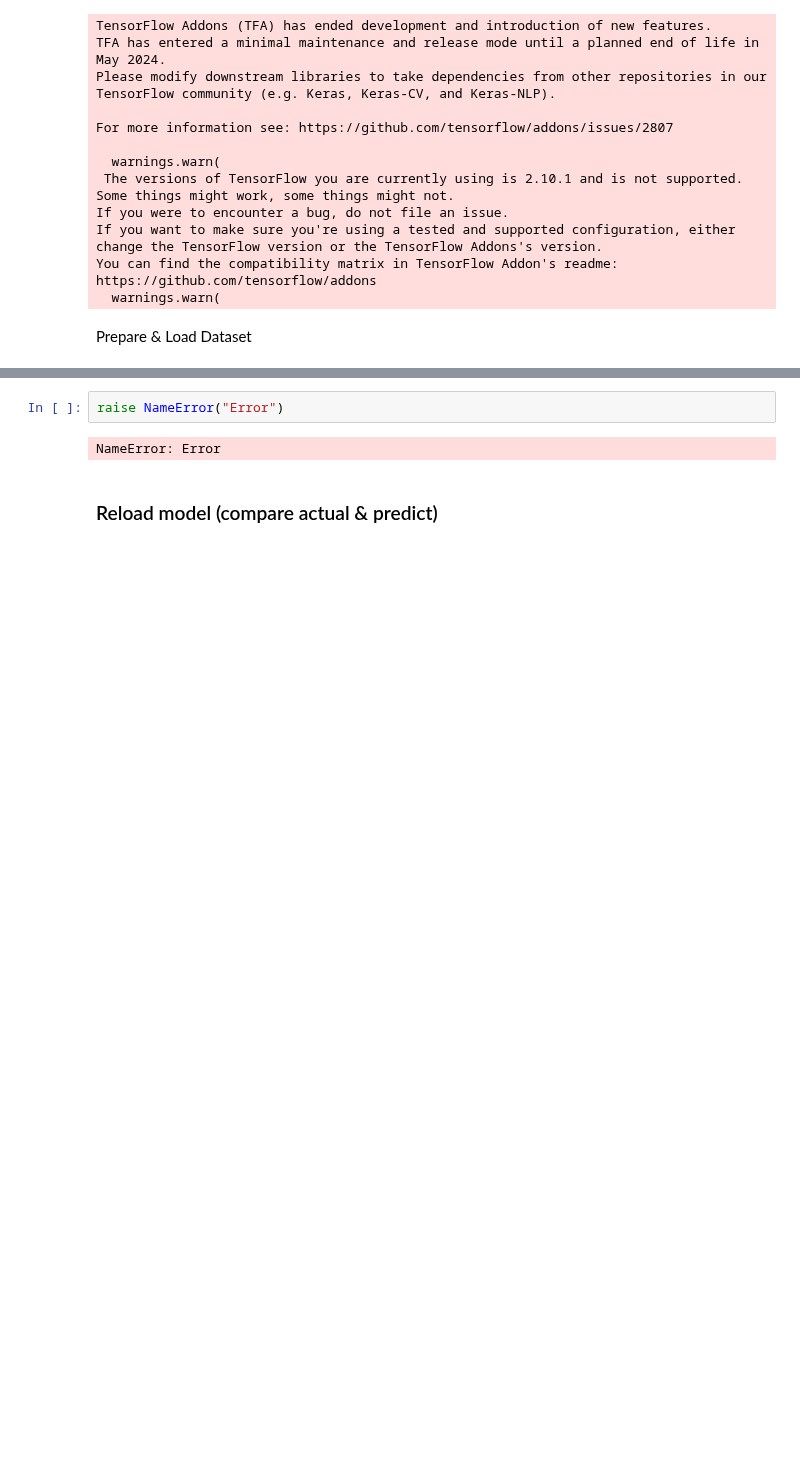
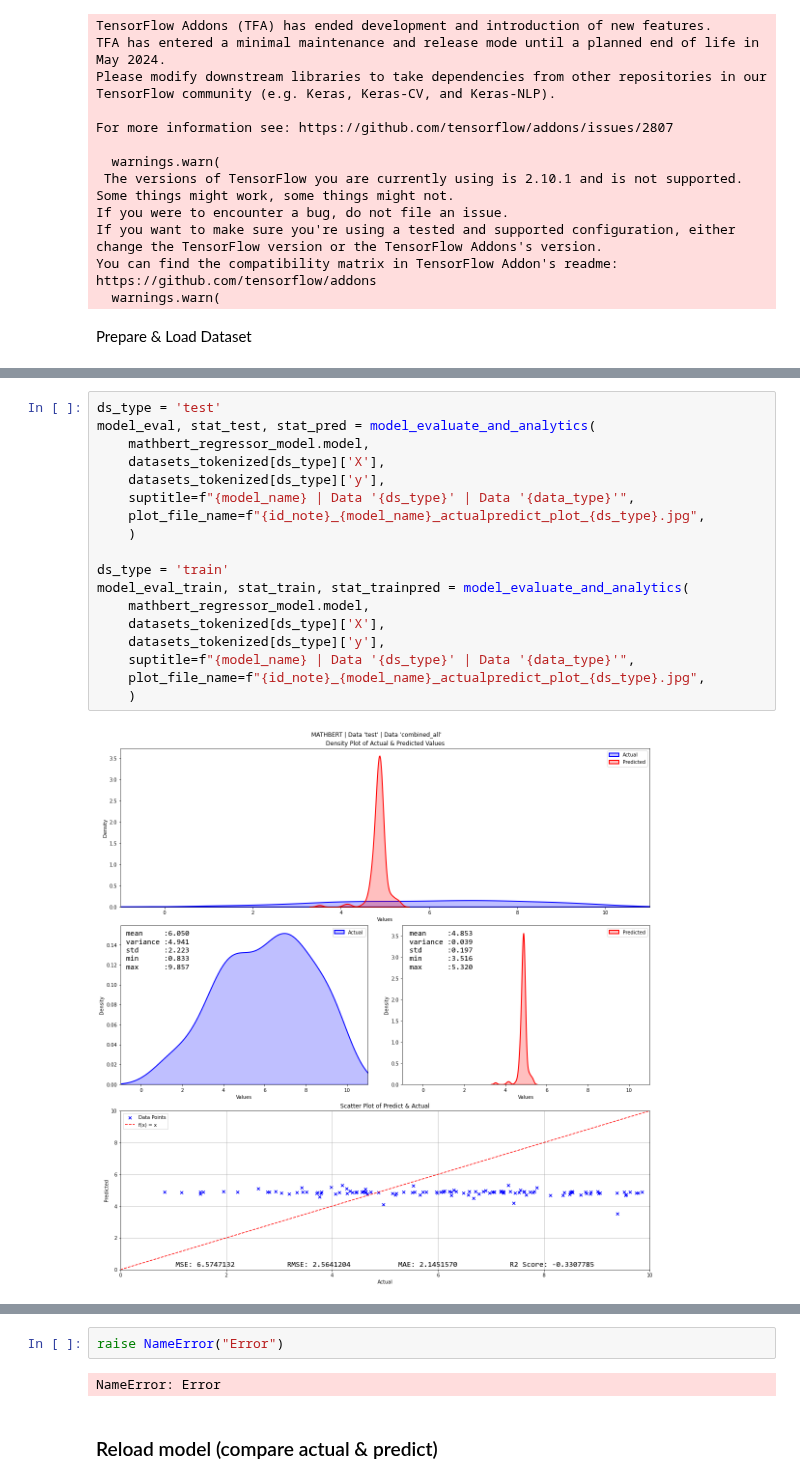
Before and after one commit to victorchendra02/Final-Academic-Project, a Jupyter notebook: models/02_MATHBERT.ipynb, the cells around one changed output, grey strips where cells are left out. Cells and saved outputs as stored; diff of their text form; blank space fills up the shorter version.

```diff
--- a/models/02_MATHBERT.ipynb
+++ b/models/02_MATHBERT.ipynb
@@ -392,0 +427,20 @@ Training history over time
+# %%
+ds_type = 'test'
+model_eval, stat_test, stat_pred = model_evaluate_and_analytics(
+    mathbert_regressor_model.model,
+    datasets_tokenized[ds_type]['X'],
+    datasets_tokenized[ds_type]['y'],
+    suptitle=f"{model_name} | Data '{ds_type}' | Data '{data_type}'",
+    plot_file_name=f"{id_note}_{model_name}_actualpredict_plot_{ds_type}.jpg",
+    )
+
+ds_type = 'train'
+model_eval_train, stat_train, stat_trainpred = model_evaluate_and_analytics(
+    mathbert_regressor_model.model,
+    datasets_tokenized[ds_type]['X'],
+    datasets_tokenized[ds_type]['y'],
+    suptitle=f"{model_name} | Data '{ds_type}' | Data '{data_type}'",
+    plot_file_name=f"{id_note}_{model_name}_actualpredict_plot_{ds_type}.jpg",
+    )
+# %% [output]
+[figure, added]
```
Also changed, not shown: parts of 15 cells of this notebook, 1 other file.
